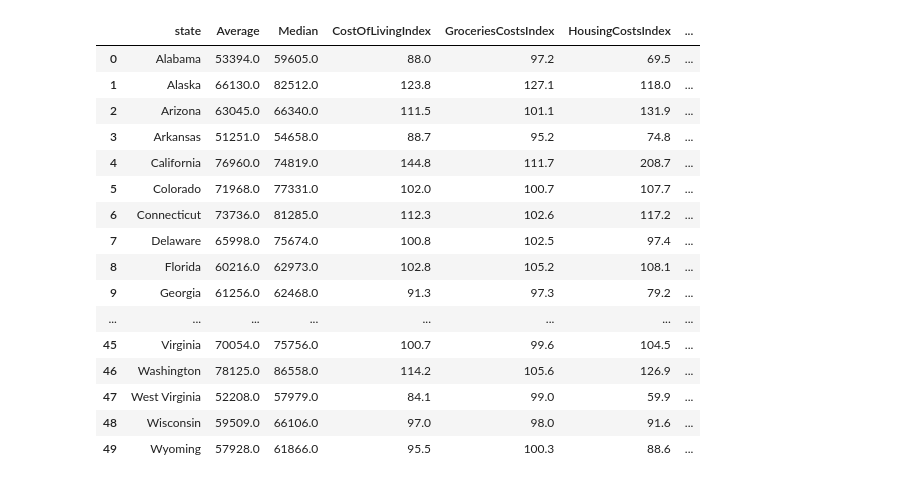
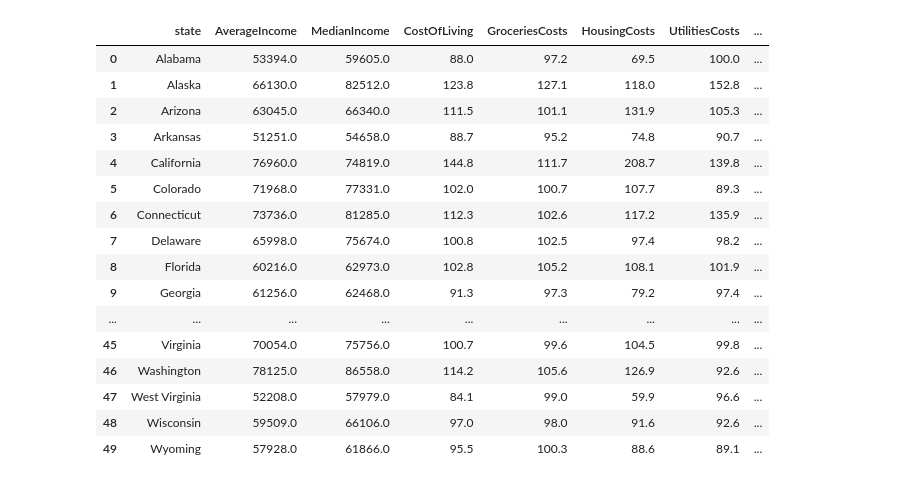
Before and after one commit to gbean4/Post_2, a Jupyter notebook: my_datatable.ipynb, the cells around one changed output. Drawn from its saved outputs; the diff is of its cells as text; code cells hidden in the pictures.

Commit message:
remove index from names

```diff
--- a/my_datatable.ipynb
+++ b/my_datatable.ipynb
@@ -48,13 +48,13 @@ medavgdf= medavgdf.rename(columns={"State": "state"})
 livingcostdf = pd.read_json("cost-of-living-index-by-state-2025.json")  # Read JSON file directly
 livingcostdf = livingcostdf.drop(columns=['stateFlagCode'])
 livingcostdf = livingcostdf.rename(columns={
-    "CostOfLivingIndex_CostOfLivingIndex_num_2024": "CostOfLivingIndex",
-    "CostOfLivingIndex_GroceriesCostsIndex_num_2024": "GroceriesCostsIndex",
-    "CostOfLivingIndex_HousingCostsIndex_num_2024": "HousingCostsIndex",
-    "CostOfLivingIndex_TransportationCostsIndex_num_2024": "TransportationCostsIndex",
-    "CostOfLivingIndex_UtilitiesCostsIndex_num_2024": "UtilitiesCostsIndex",
-    "CostOfLivingIndex_HealthCostsIndex_num_2024": "HealthCareCostsIndex",
-    "CostOfLivingIndex_MiscCostsIndex_num_2024": "MiscellaneousGoodsServicesCostsIndex"
+    "CostOfLivingIndex_CostOfLivingIndex_num_2024": "CostOfLiving",
+    "CostOfLivingIndex_GroceriesCostsIndex_num_2024": "GroceriesCosts",
+    "CostOfLivingIndex_HousingCostsIndex_num_2024": "HousingCosts",
+    "CostOfLivingIndex_TransportationCostsIndex_num_2024": "TransportationCosts",
+    "CostOfLivingIndex_UtilitiesCostsIndex_num_2024": "UtilitiesCosts",
+    "CostOfLivingIndex_HealthCostsIndex_num_2024": "HealthCareCosts",
+    "CostOfLivingIndex_MiscCostsIndex_num_2024": "MiscellaneousGoodsServicesCosts"
 })
 livingcostdf= livingcostdf.sort_values(by='state').reset_index(drop=True)
 # %%
@@ -72,29 +72,29 @@ fastfooddf= fastfooddf.sort_values(by='state').reset_index(drop=True)
 # %%
 #combine all df into one on state
 combined_df = medavgdf.merge(livingcostdf, on='state', how='outer') \
                       .merge(minwagedf, on='state', how='outer') \
                       .merge(Mcdf, on='state', how='outer') \
                       .merge(fastfooddf, on='state', how='outer')
 
-combined_df = combined_df[combined_df['state'] != "District of Columbia"]
+combined_df = combined_df[combined_df['state'] != "District of Columbia"].rename(columns={"Average": "AverageIncome", "Median": "MedianIncome"})
 combined_df = combined_df.sort_values(by='state').reset_index(drop=True)
 combined_df.to_csv('fast_food_analysis.csv', index=False)
 combined_df
 # %% [output]
-|  | state | Average | Median | CostOfLivingIndex | GroceriesCostsIndex | HousingCostsIndex | ... |
-| 0 | Alabama | 53394.0 | 59605.0 | 88.0 | 97.2 | 69.5 | ... |
-| 1 | Alaska | 66130.0 | 82512.0 | 123.8 | 127.1 | 118.0 | ... |
-| 2 | Arizona | 63045.0 | 66340.0 | 111.5 | 101.1 | 131.9 | ... |
-| 3 | Arkansas | 51251.0 | 54658.0 | 88.7 | 95.2 | 74.8 | ... |
-| 4 | California | 76960.0 | 74819.0 | 144.8 | 111.7 | 208.7 | ... |
-| 5 | Colorado | 71968.0 | 77331.0 | 102.0 | 100.7 | 107.7 | ... |
-| 6 | Connecticut | 73736.0 | 81285.0 | 112.3 | 102.6 | 117.2 | ... |
-| 7 | Delaware | 65998.0 | 75674.0 | 100.8 | 102.5 | 97.4 | ... |
-| 8 | Florida | 60216.0 | 62973.0 | 102.8 | 105.2 | 108.1 | ... |
-| 9 | Georgia | 61256.0 | 62468.0 | 91.3 | 97.3 | 79.2 | ... |
-| ... | ... | ... | ... | ... | ... | ... | ... |
-| 45 | Virginia | 70054.0 | 75756.0 | 100.7 | 99.6 | 104.5 | ... |
-| 46 | Washington | 78125.0 | 86558.0 | 114.2 | 105.6 | 126.9 | ... |
-| 47 | West Virginia | 52208.0 | 57979.0 | 84.1 | 99.0 | 59.9 | ... |
-| 48 | Wisconsin | 59509.0 | 66106.0 | 97.0 | 98.0 | 91.6 | ... |
-| 49 | Wyoming | 57928.0 | 61866.0 | 95.5 | 100.3 | 88.6 | ... |
+|  | state | AverageIncome | MedianIncome | CostOfLiving | GroceriesCosts | HousingCosts | UtilitiesCosts | ... |
+| 0 | Alabama | 53394.0 | 59605.0 | 88.0 | 97.2 | 69.5 | 100.0 | ... |
+| 1 | Alaska | 66130.0 | 82512.0 | 123.8 | 127.1 | 118.0 | 152.8 | ... |
+| 2 | Arizona | 63045.0 | 66340.0 | 111.5 | 101.1 | 131.9 | 105.3 | ... |
+| 3 | Arkansas | 51251.0 | 54658.0 | 88.7 | 95.2 | 74.8 | 90.7 | ... |
+| 4 | California | 76960.0 | 74819.0 | 144.8 | 111.7 | 208.7 | 139.8 | ... |
+| 5 | Colorado | 71968.0 | 77331.0 | 102.0 | 100.7 | 107.7 | 89.3 | ... |
+| 6 | Connecticut | 73736.0 | 81285.0 | 112.3 | 102.6 | 117.2 | 135.9 | ... |
+| 7 | Delaware | 65998.0 | 75674.0 | 100.8 | 102.5 | 97.4 | 98.2 | ... |
+| 8 | Florida | 60216.0 | 62973.0 | 102.8 | 105.2 | 108.1 | 101.9 | ... |
+| 9 | Georgia | 61256.0 | 62468.0 | 91.3 | 97.3 | 79.2 | 97.4 | ... |
+| ... | ... | ... | ... | ... | ... | ... | ... | ... |
+| 45 | Virginia | 70054.0 | 75756.0 | 100.7 | 99.6 | 104.5 | 99.8 | ... |
+| 46 | Washington | 78125.0 | 86558.0 | 114.2 | 105.6 | 126.9 | 92.6 | ... |
+| 47 | West Virginia | 52208.0 | 57979.0 | 84.1 | 99.0 | 59.9 | 96.6 | ... |
+| 48 | Wisconsin | 59509.0 | 66106.0 | 97.0 | 98.0 | 91.6 | 92.6 | ... |
+| 49 | Wyoming | 57928.0 | 61866.0 | 95.5 | 100.3 | 88.6 | 89.1 | ... |
```
Also changed, not shown: 1 other file.
